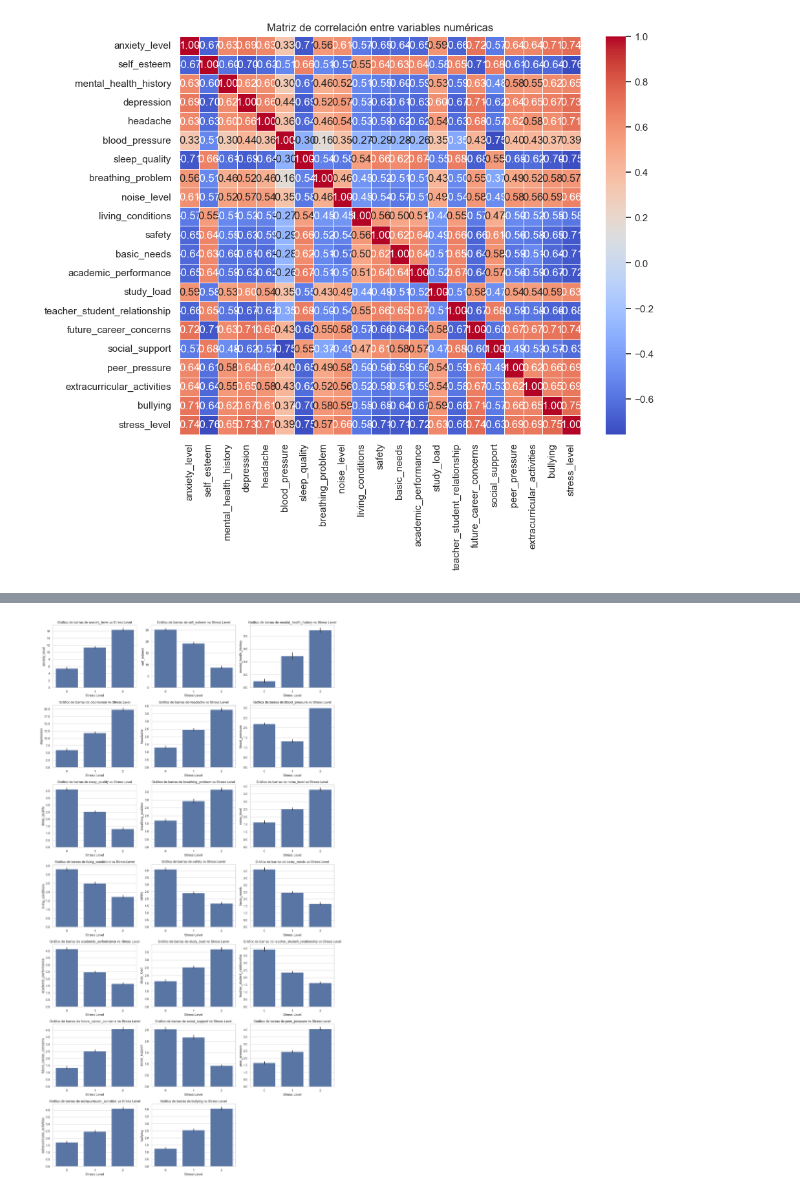
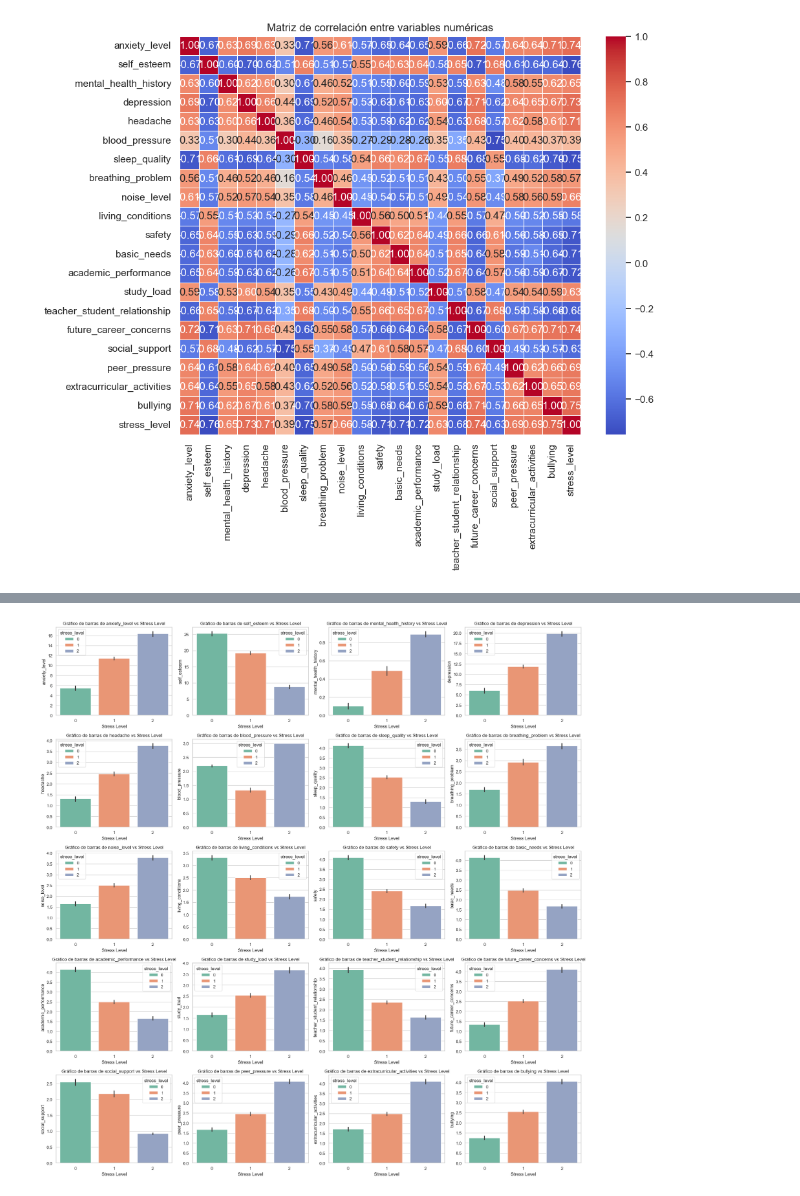
Before and after one commit to JuanLopezAranzazu/proyecto4-ciencia-datos, a Jupyter notebook: notebooks/descriptive_analysis.ipynb, the cells around one changed output, grey strips where cells are left out. Drawn from its saved outputs; the diff is of its cells as text; code cells hidden in the pictures.

```diff
--- a/notebooks/descriptive_analysis.ipynb
+++ b/notebooks/descriptive_analysis.ipynb
@@ -151,7 +151,7 @@ Columnas categóricas: Index([], dtype='object')
 # %%
 # Histograma de las variables numéricas
 num_vars = len(numerical_columns)
-cols = 3  # Número de columnas que deseas
+cols = 4  # Número de columnas que deseas
 rows = math.ceil(num_vars / cols)
 
 plt.figure(figsize=(5 * cols, 4 * rows))
@@ -170,7 +170,7 @@ plt.show()
 # %%
 # Boxplots para detectar outliers
 num_vars = len(numerical_columns)
-cols = 3  # Número de columnas que deseas
+cols = 4  # Número de columnas que deseas
 rows = math.ceil(num_vars / cols)
 
 plt.figure(figsize=(5 * cols, 4 * rows))
@@ -198,23 +198,3 @@ plt.title('Matriz de correlación entre variables numéricas')
 plt.show()
 # %% [output]
 [figure]
-# %%
-# Graficas lineales de las variables numéricas
-
-num_vars = len(numerical_columns)
-cols = 3  # Número de columnas que deseas
-rows = math.ceil(num_vars / cols)
-
-plt.figure(figsize=(5 * cols, 4 * rows))
-
-for i, column in enumerate(numerical_columns, 1):
-    if column != 'stress_level':  # Evitar la columna objetivo
-        plt.subplot(rows, cols, i)
-        # Grafica lineal
-        sns.lineplot(data=df, x='stress_level', y=column)
-        plt.title(f'Gráfica lineal de {column} vs Stress Level')
-        plt.xlabel('Stress Level')
-        plt.ylabel(column)
-
-plt.tight_layout()
-plt.show()
@@ -223,22 +235,21 @@ plt.show()
 # %%
 # Gráfico de barras para las varables numéricas
 
 num_vars = len(numerical_columns)
-cols = 3  # Número de columnas que deseas
+cols = 4  # Número de columnas que deseas
 rows = math.ceil(num_vars / cols)
 
 plt.figure(figsize=(5 * cols, 4 * rows))
 
 for i, column in enumerate(numerical_columns, 1):
     if column != 'stress_level':  # Evitar la columna objetivo
         plt.subplot(rows, cols, i)
-        # Gráfico de barras
-        sns.barplot(data=df, x='stress_level', y=column)
+        sns.barplot(data=df, x='stress_level', y=column, palette='Set2', hue='stress_level')
         plt.title(f'Gráfico de barras de {column} vs Stress Level')
         plt.xlabel('Stress Level')
         plt.ylabel(column)
 
 plt.tight_layout()
 plt.show()
 # %% [output]
-[figure, old version]
+[figure, new version]
```
Also changed, not shown: parts of 8 cells of this notebook, 3 other files.
